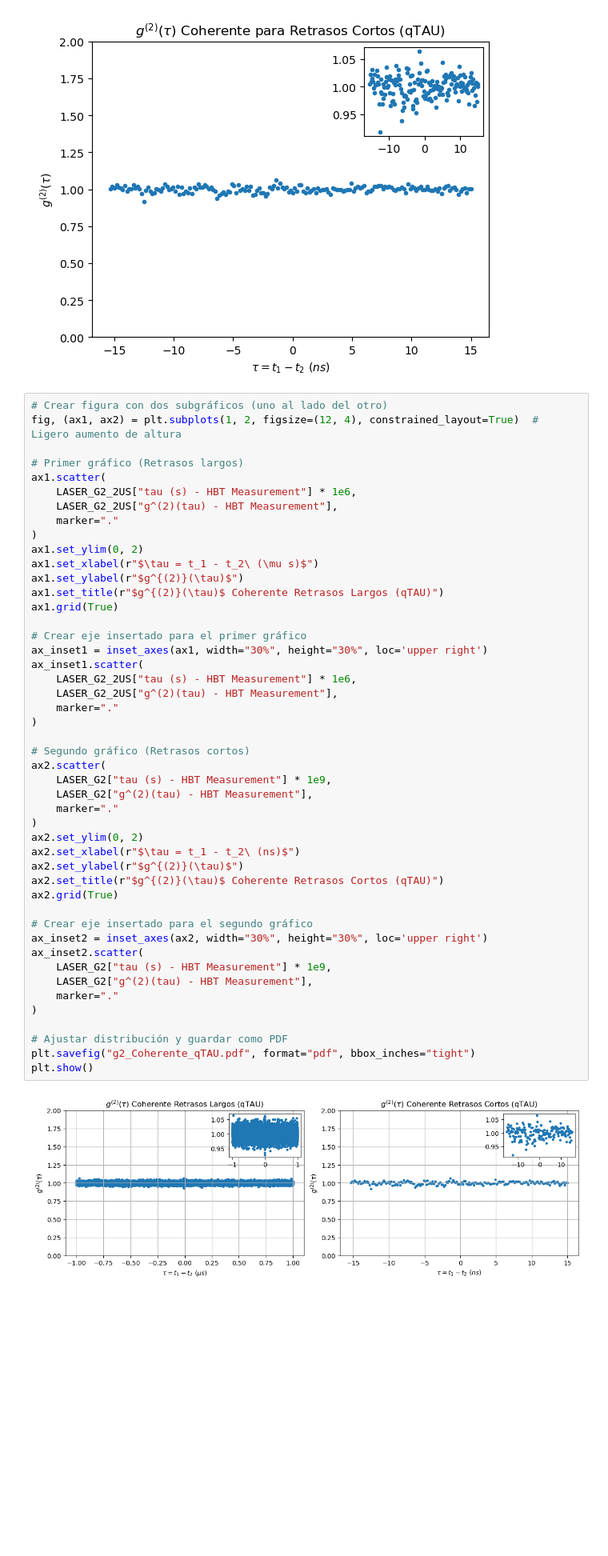
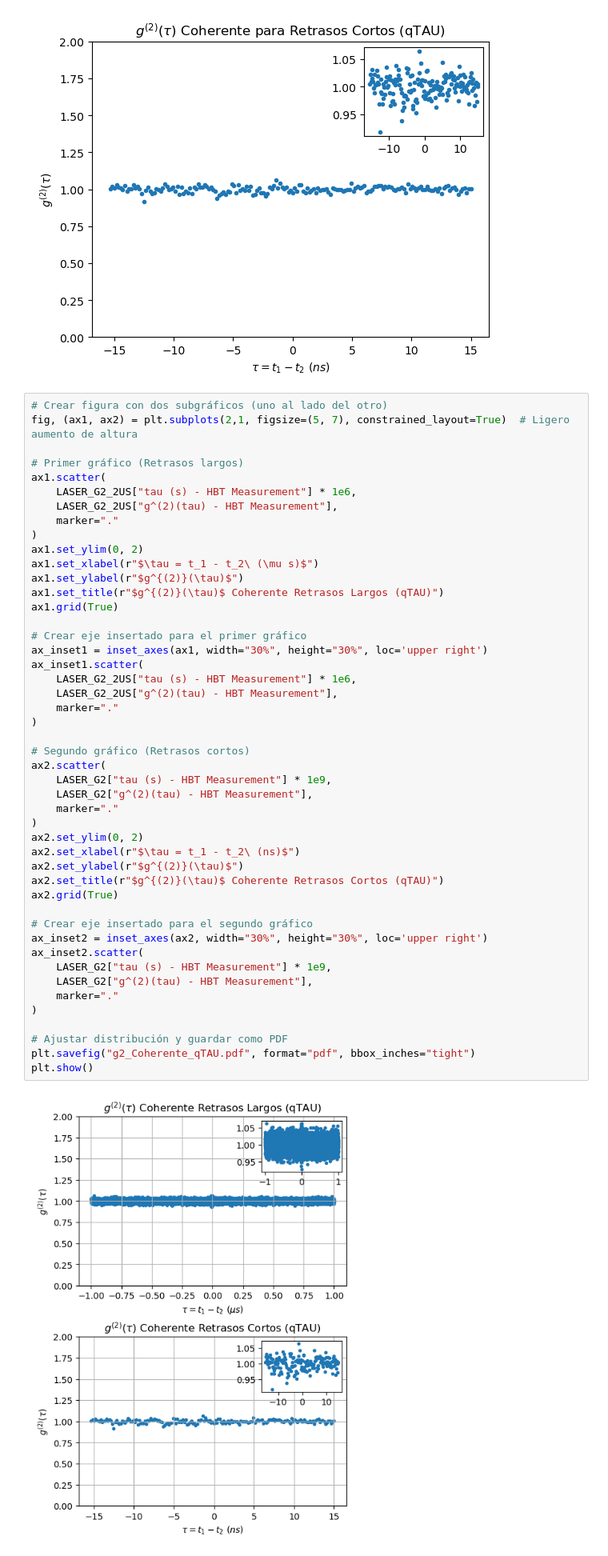
Before and after one commit to ThomasAnkhe/Quantum_Optics_Lab, a Jupyter notebook: 4.Correlation_function/Medicion_g(2).ipynb, the cells around one changed output. Shown at 80% size. Drawn from its saved outputs; the diff is of its cells as text; blank space fills up the shorter version.

Commit message:
images

```diff
--- a/4.Correlation_function/Medicion_g(2).ipynb
+++ b/4.Correlation_function/Medicion_g(2).ipynb
@@ -119,7 +119,7 @@ plt.show()
 [figure]
 # %%
 # Crear figura con dos subgráficos (uno al lado del otro)
-fig, (ax1, ax2) = plt.subplots(1, 2, figsize=(12, 4), constrained_layout=True)  # Ligero aumento de altura
+fig, (ax1, ax2) = plt.subplots(2,1, figsize=(5, 7), constrained_layout=True)  # Ligero aumento de altura
 
 # Primer gráfico (Retrasos largos)
 ax1.scatter(
@@ -138,34 +138,34 @@ ax_inset1 = inset_axes(ax1, width="30%", height="30%", loc='upper right')
 ax_inset1.scatter(
     LASER_G2_2US["tau (s) - HBT Measurement"] * 1e6,
     LASER_G2_2US["g^(2)(tau) - HBT Measurement"],
     marker="."
 )
 
 # Segundo gráfico (Retrasos cortos)
 ax2.scatter(
     LASER_G2["tau (s) - HBT Measurement"] * 1e9,
     LASER_G2["g^(2)(tau) - HBT Measurement"],
     marker="."
 )
 ax2.set_ylim(0, 2)
 ax2.set_xlabel(r"$\tau = t_1 - t_2\ (ns)$")
 ax2.set_ylabel(r"$g^{(2)}(\tau)$")
 ax2.set_title(r"$g^{(2)}(\tau)$ Coherente Retrasos Cortos (qTAU)")
 ax2.grid(True)
 
 # Crear eje insertado para el segundo gráfico
 ax_inset2 = inset_axes(ax2, width="30%", height="30%", loc='upper right')
 ax_inset2.scatter(
     LASER_G2["tau (s) - HBT Measurement"] * 1e9,
     LASER_G2["g^(2)(tau) - HBT Measurement"],
     marker="."
 )
 
 # Ajustar distribución y guardar como PDF
 plt.savefig("g2_Coherente_qTAU.pdf", format="pdf", bbox_inches="tight")
 plt.show()
 # %% [output]
-[figure, old version]
+[figure, new version]
 # %%
 #Esta parte es con el fpga
 
```
Also changed, not shown: parts of 1 cell of this notebook, 7 other files.
